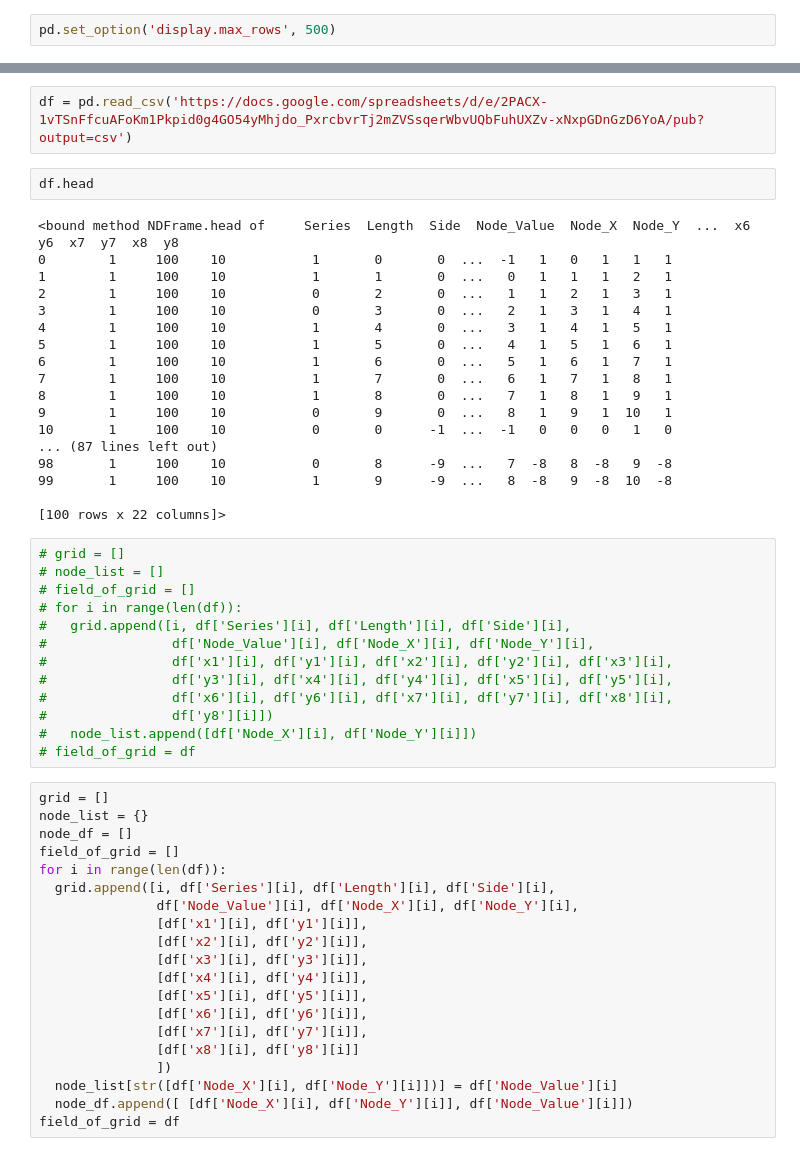
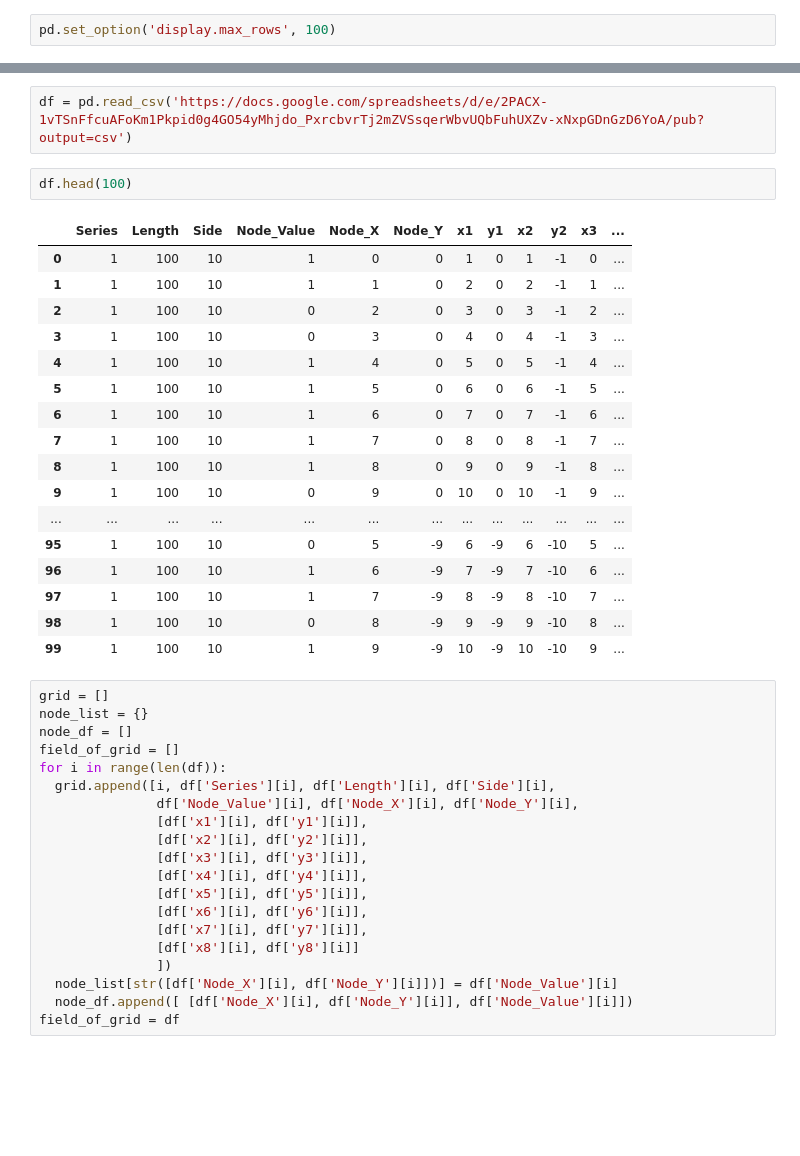
Before and after one commit to filchyboy/gol, a Jupyter notebook: Notebooks/Game_of_Life_Analyzation.ipynb, the cells around one changed output, grey strips where cells are left out. Drawn from its saved outputs; the diff is of its cells as text; blank space fills up the shorter version.

```diff
--- a/Notebooks/Game_of_Life_Analyzation.ipynb
+++ b/Notebooks/Game_of_Life_Analyzation.ipynb
@@ -9,4 +9,4 @@ from numpy.random import seed
 from numpy.random import randint
 import pandas as pd
 # %%
-pd.set_option('display.max_rows', 500)
+pd.set_option('display.max_rows', 100)
@@ -169,38 +16,25 @@ Length: 625
 # %%
 df = pd.read_csv('https://docs.google.com/spreadsheets/d/e/2PACX-1vTSnFfcuAFoKm1Pkpid0g4GO54yMhjdo_PxrcbvrTj2mZVSsqerWbvUQbFuhUXZv-xNxpGDnGzD6YoA/pub?output=csv')
 # %%
-df.head
+df.head(100)
 # %% [output]
-<bound method NDFrame.head of     Series  Length  Side  Node_Value  Node_X  Node_Y  ...  x6  y6  x7  y7  x8  y8
-0        1     100    10           1       0       0  ...  -1   1   0   1   1   1
-1        1     100    10           1       1       0  ...   0   1   1   1   2   1
-2        1     100    10           0       2       0  ...   1   1   2   1   3   1
-3        1     100    10           0       3       0  ...   2   1   3   1   4   1
-4        1     100    10           1       4       0  ...   3   1   4   1   5   1
-5        1     100    10           1       5       0  ...   4   1   5   1   6   1
-6        1     100    10           1       6       0  ...   5   1   6   1   7   1
-7        1     100    10           1       7       0  ...   6   1   7   1   8   1
-8        1     100    10           1       8       0  ...   7   1   8   1   9   1
-9        1     100    10           0       9       0  ...   8   1   9   1  10   1
-10       1     100    10           0       0      -1  ...  -1   0   0   0   1   0
-... (87 lines left out)
-98       1     100    10           0       8      -9  ...   7  -8   8  -8   9  -8
-99       1     100    10           1       9      -9  ...   8  -8   9  -8  10  -8
-
-[100 rows x 22 columns]>
+|  | Series | Length | Side | Node_Value | Node_X | Node_Y | x1 | y1 | x2 | y2 | x3 | ... |
+| 0 | 1 | 100 | 10 | 1 | 0 | 0 | 1 | 0 | 1 | -1 | 0 | ... |
+| 1 | 1 | 100 | 10 | 1 | 1 | 0 | 2 | 0 | 2 | -1 | 1 | ... |
+| 2 | 1 | 100 | 10 | 0 | 2 | 0 | 3 | 0 | 3 | -1 | 2 | ... |
+| 3 | 1 | 100 | 10 | 0 | 3 | 0 | 4 | 0 | 4 | -1 | 3 | ... |
+| 4 | 1 | 100 | 10 | 1 | 4 | 0 | 5 | 0 | 5 | -1 | 4 | ... |
+| 5 | 1 | 100 | 10 | 1 | 5 | 0 | 6 | 0 | 6 | -1 | 5 | ... |
+| 6 | 1 | 100 | 10 | 1 | 6 | 0 | 7 | 0 | 7 | -1 | 6 | ... |
+| 7 | 1 | 100 | 10 | 1 | 7 | 0 | 8 | 0 | 8 | -1 | 7 | ... |
+| 8 | 1 | 100 | 10 | 1 | 8 | 0 | 9 | 0 | 9 | -1 | 8 | ... |
+| 9 | 1 | 100 | 10 | 0 | 9 | 0 | 10 | 0 | 10 | -1 | 9 | ... |
+| ... | ... | ... | ... | ... | ... | ... | ... | ... | ... | ... | ... | ... |
+| 95 | 1 | 100 | 10 | 0 | 5 | -9 | 6 | -9 | 6 | -10 | 5 | ... |
+| 96 | 1 | 100 | 10 | 1 | 6 | -9 | 7 | -9 | 7 | -10 | 6 | ... |
+| 97 | 1 | 100 | 10 | 1 | 7 | -9 | 8 | -9 | 8 | -10 | 7 | ... |
+| 98 | 1 | 100 | 10 | 0 | 8 | -9 | 9 | -9 | 9 | -10 | 8 | ... |
+| 99 | 1 | 100 | 10 | 1 | 9 | -9 | 10 | -9 | 10 | -10 | 9 | ... |
-# %%
-# grid = []
-# node_list = []
-# field_of_grid = []
-# for i in range(len(df)):
-#   grid.append([i, df['Series'][i], df['Length'][i], df['Side'][i],
-#                df['Node_Value'][i], df['Node_X'][i], df['Node_Y'][i],
-#                df['x1'][i], df['y1'][i], df['x2'][i], df['y2'][i], df['x3'][i],
-#                df['y3'][i], df['x4'][i], df['y4'][i], df['x5'][i], df['y5'][i],
-#                df['x6'][i], df['y6'][i], df['x7'][i], df['y7'][i], df['x8'][i],
-#                df['y8'][i]])
-#   node_list.append([df['Node_X'][i], df['Node_Y'][i]])
-# field_of_grid = df
 # %%
 grid = []
 node_list = {}
```
Also changed, not shown: parts of 36 cells of this notebook.
